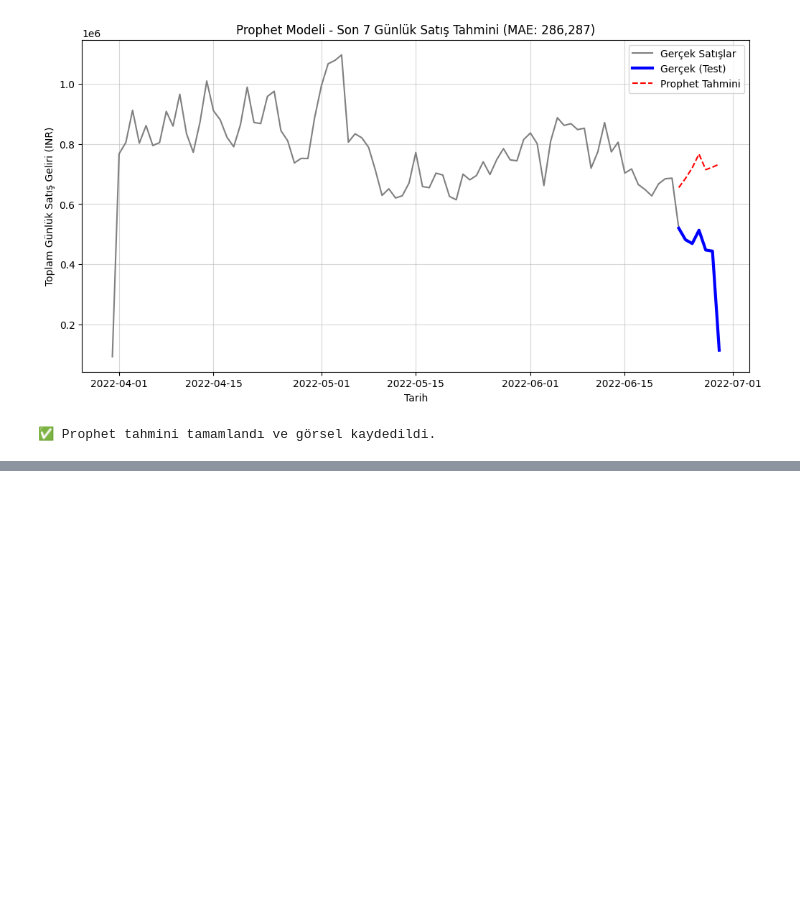
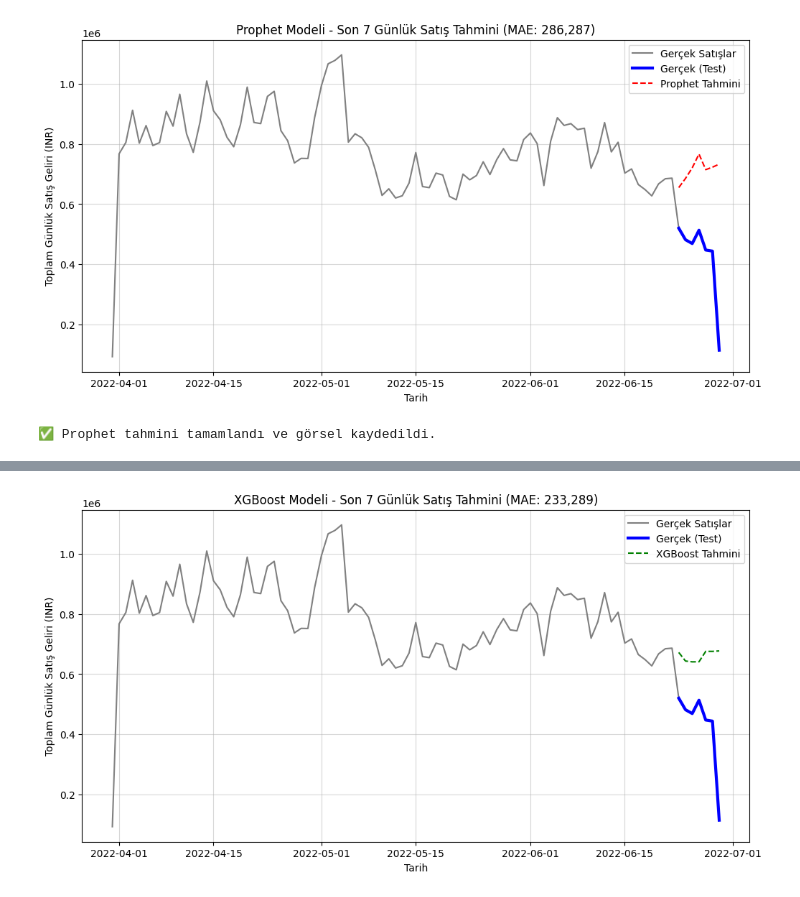
Before and after one commit to ozlem-wq/e-ticaret-satis-tahmini, a Jupyter notebook: notebooks/01_veri_yukleme_ve_temizlik.ipynb, the cells around one changed output, grey strips where cells are left out. Cells and saved outputs as stored; diff of their text form; code cells hidden in the pictures; blank space fills up the shorter version.

```diff
--- a/notebooks/01_veri_yukleme_ve_temizlik.ipynb
+++ b/notebooks/01_veri_yukleme_ve_temizlik.ipynb
@@ -177,3 +183,101 @@ MAE (Ortalama Mutlak Hata): 286,287.23 INR
 RMSE (Kök Ortalama Kare Hata): 319,775.43 INR
 [figure]
 ✅ Prophet tahmini tamamlandı ve görsel kaydedildi.
+# %%
+import pandas as pd
+import numpy as np
+from sklearn.model_selection import train_test_split
+from xgboost import XGBRegressor
+from sklearn.metrics import mean_absolute_error, mean_squared_error
+import matplotlib.pyplot as plt
+import os # Kaydetmek için
+
+# df_ts DataFrame'imiz hazır olmalı.
+
+# --- 1. ZAMAN BAZLI ÖZELLİK MÜHENDİSLİĞİ (Feature Engineering) ---
+def create_features(df):
+    """Zaman serisi verisinden regresyon için özellikler çıkarır."""
+    df['dayofweek'] = df['ds'].dt.dayofweek # Haftanın günü (0=Pazartesi, 6=Pazar)
+    df['dayofyear'] = df['ds'].dt.dayofyear # Yılın kaçıncı günü
+    df['weekofyear'] = df['ds'].dt.isocalendar().week.astype(int) # Yılın kaçıncı haftası
+    df['month'] = df['ds'].dt.month # Ay
+    df['year'] = df['ds'].dt.year # Yıl
+
+    # Hedef değer (y) bir gün öncesinden ne kadar etkilendi? (Lag Feature)
+    # Bu, zaman serilerinde kritik bir özelliktir.
+    df['lag_1'] = df['y'].shift(1)
+
+    # Eksik değerleri (ilk satırdaki lag_1) ortalama ile doldurma
+    df.dropna(inplace=True)
+    return df
+
+df_ml = create_features(df_ts.copy())
+
+print("✅ Zaman bazlı özellikler başarıyla oluşturuldu.")
+print("\nÖzellik Mühendisliği Yapılmış Veri Seti (İlk 5 Satır):")
+print(df_ml.head())
+
+# --- 2. VERİ BÖLÜMLEME (ML İÇİN) ---
+
+# Özellikler (X) ve Hedef (y) belirleme
+FEATURES = ['dayofweek', 'dayofyear', 'weekofyear', 'month', 'year', 'lag_1']
+TARGET = 'y'
+
+X = df_ml[FEATURES]
+y = df_ml[TARGET]
+
+# Veriyi ayırma: Son 7 günü test olarak kullanmaya devam ediyoruz
+X_train = X.iloc[:-7]
+X_test = X.iloc[-7:]
+y_train = y.iloc[:-7]
+y_test = y.iloc[-7:]
+
+# --- 3. XGBOOST MODELİ EĞİTİMİ ---
+
+model_xgb = XGBRegressor(n_estimators=1000,
+                         early_stopping_rounds=10,
+                         learning_rate=0.01,
+                         random_state=42)
+
+model_xgb.fit(X_train, y_train, eval_set=[(X_test, y_test)], verbose=False)
+print("\n✅ XGBoost Modeli Başarıyla Eğitildi.")
+
+# --- 4. TAHMİN VE PERFORMANS ---
+
+y_pred_xgb = model_xgb.predict(X_test)
+
+# Hata metriklerini hesaplama
+mae_xgb = mean_absolute_error(y_test, y_pred_xgb)
+rmse_xgb = np.sqrt(mean_squared_error(y_test, y_pred_xgb))
+
+print("\n" + "="*50)
+print("     XGBOOST MODELİ PERFORMANS METRİKLERİ")
+print("="*50)
+print(f"MAE (Ortalama Mutlak Hata): {mae_xgb:,.2f} INR")
+print(f"RMSE (Kök Ortalama Kare Hata): {rmse_xgb:,.2f} INR")
+
+# --- 5. SONUÇLARI KARŞILAŞTIRMA VE GÖRSELLEŞTİRME ---
+
+# XGBoost sonuçlarını görselleştirme
+plt.figure(figsize=(12, 6))
+plt.plot(df_ts['ds'], df_ts['y'], label='Gerçek Satışlar', color='gray') # Tüm seri
+plt.plot(df_test['ds'], y_test, label='Gerçek (Test)', color='blue', linewidth=3)
+plt.plot(df_test['ds'], y_pred_xgb, label='XGBoost Tahmini', color='green', linestyle='--')
+plt.title(f'XGBoost Modeli - Son 7 Günlük Satış Tahmini (MAE: {mae_xgb:,.0f})')
+plt.xlabel('Tarih')
+plt.ylabel('Toplam Günlük Satış Geliri (INR)')
+plt.legend()
+plt.grid(True, alpha=0.5)
+
+# Görseli kaydet
+FIGURES_YOLU = r'C:\Users\ozlem\OneDrive\Belgeler\GitHub\e-ticaret-satis-tahmini\figures'
+plt.savefig(os.path.join(FIGURES_YOLU, 'xgboost_tahmini.png'))
+plt.show()
+
+# --- 6. KARŞILAŞTIRMA ÖZETİ ---
+print("\n" + "⚡"*10 + " MODEL KARŞILAŞTIRMA ÖZETİ " + "⚡"*10)
+print(f"Prophet MAE: {mae_prophet:,.2f} INR")
+print(f"XGBoost MAE: {mae_xgb:,.2f} INR")
+
+print("\n✅ XGBoost tahmini tamamlandı ve görsel kaydedildi.")
+# %% [output]
@@ -179,0 +301 @@ RMSE (Kök Ortalama Kare Hata): 319,775.43 INR
+[figure, added]
```
Also changed, not shown: parts of 2 cells of this notebook, 1 other file.
